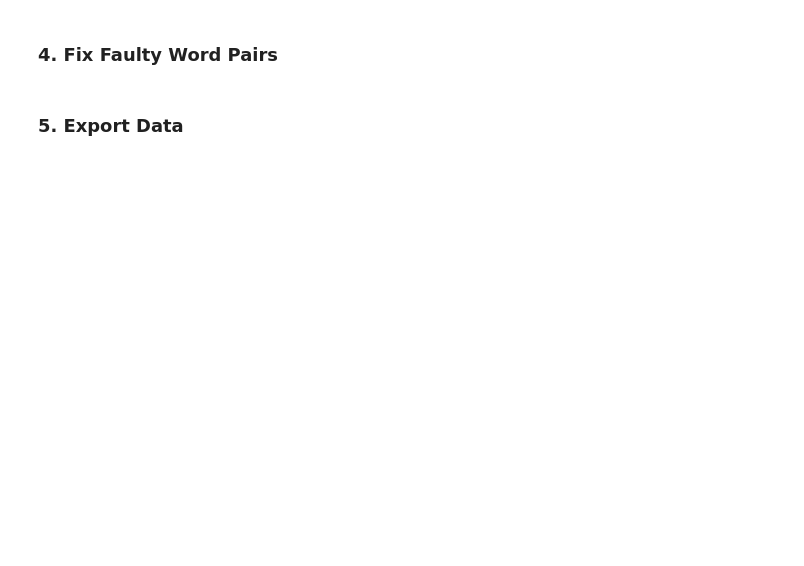
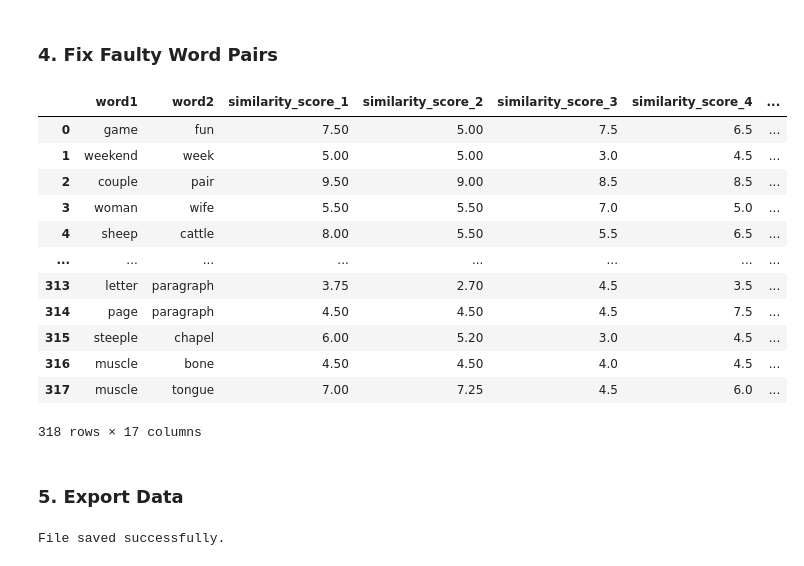
Before and after one commit to XanderSnelder/master-thesis, a Jupyter notebook: extract_data/en/gpt-oss-20b/f9-2.ipynb, the cells around one changed output. Saved outputs shown, nothing was run; the diff lists cells and outputs as text; code cells hidden in the pictures; blank space fills up the shorter version.

```diff
--- a/extract_data/en/gpt-oss-20b/f9-2.ipynb
+++ b/extract_data/en/gpt-oss-20b/f9-2.ipynb
@@ -235,3 +233,23 @@ rows_with_null
+# %%
+# Drop all rows with NA
+df = df.dropna().reset_index(drop=True)
+
+# Show results
+df
+# %% [output]
+|  | word1 | word2 | similarity_score_1 | similarity_score_2 | similarity_score_3 | similarity_score_4 | ... |
+| 0 | game | fun | 7.50 | 5.00 | 7.5 | 6.5 | ... |
+| 1 | weekend | week | 5.00 | 5.00 | 3.0 | 4.5 | ... |
+| 2 | couple | pair | 9.50 | 9.00 | 8.5 | 8.5 | ... |
+| 3 | woman | wife | 5.50 | 5.50 | 7.0 | 5.0 | ... |
+| 4 | sheep | cattle | 8.00 | 5.50 | 5.5 | 6.5 | ... |
+| ... | ... | ... | ... | ... | ... | ... | ... |
+| 313 | letter | paragraph | 3.75 | 2.70 | 4.5 | 3.5 | ... |
+| 314 | page | paragraph | 4.50 | 4.50 | 4.5 | 7.5 | ... |
+| 315 | steeple | chapel | 6.00 | 5.20 | 3.0 | 4.5 | ... |
+| 316 | muscle | bone | 4.50 | 4.50 | 4.0 | 4.5 | ... |
+| 317 | muscle | tongue | 7.00 | 7.25 | 4.5 | 6.0 | ... |
+318 rows × 17 columns
 # %% [markdown]
 ### **5. Export Data**
 # %%
@@ -247,3 +265,5 @@ if not os.path.exists(file_path):
     print("File saved successfully.")
 else:
     print("File already exists. DataFrame was not saved to prevent overwriting.")
+# %% [output]
+File saved successfully.
```
Also changed, not shown: parts of 1 cell of this notebook, 3 other files.
